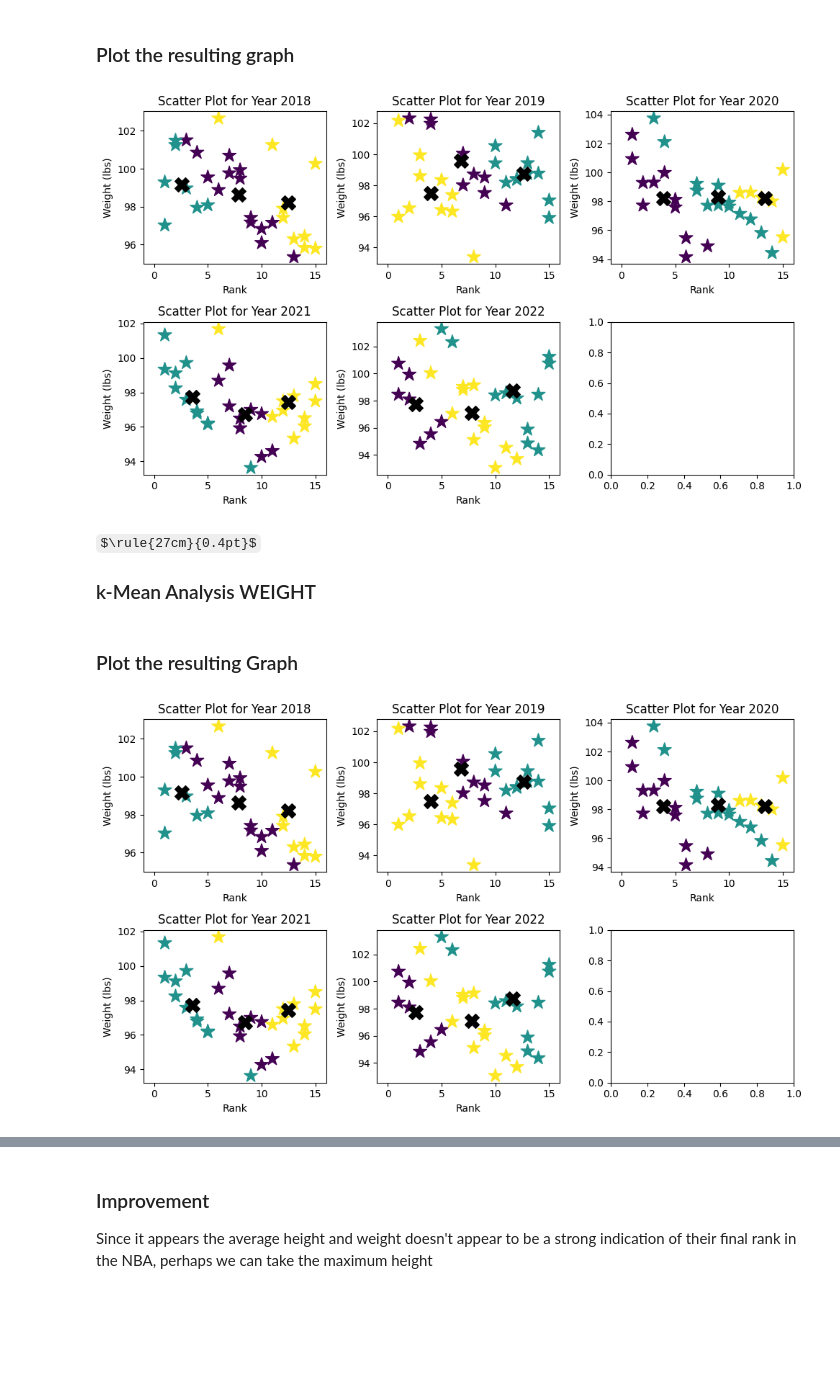
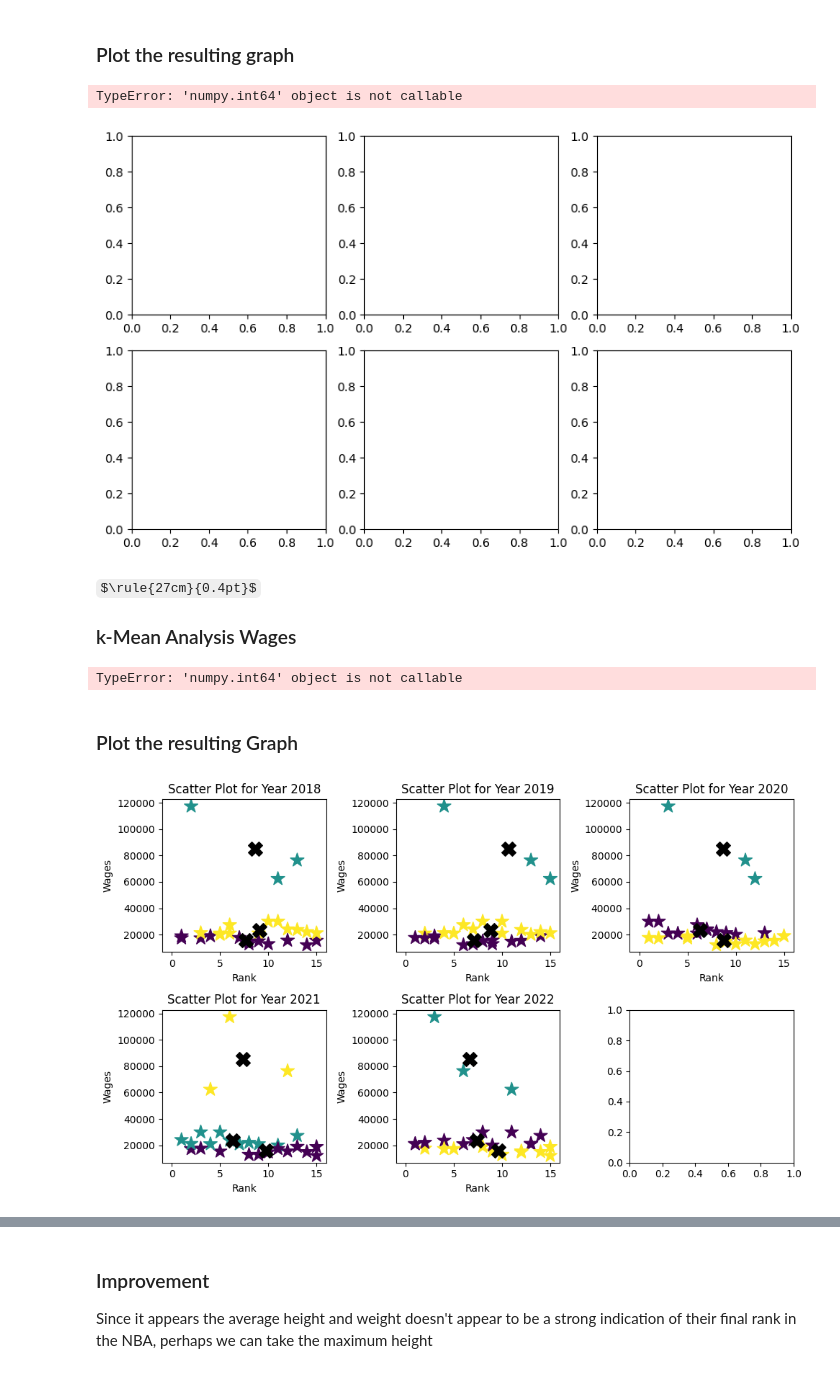
Before and after one commit to colekrant/ADS-Final-Project, a Jupyter notebook: wages_population.ipynb, the cells around one changed output, grey strips where cells are left out. Saved outputs shown, nothing was run; the diff lists cells and outputs as text; code cells hidden in the pictures; some formulas as TeX source; blank space fills up the shorter version.

Commit message:
did great work on wages_population, need to fiure out why the dataframe won't work for kmeans

```diff
--- a/wages_population.ipynb
+++ b/wages_population.ipynb
@@ -390,8 +265,13 @@ df_kmeans.head()
 # %%
 # ## Split into by year
-df_18 = df_kmeans[df_kmeans["Year"] == 2018]
-df_19 = df_kmeans[df_kmeans["Year"] == 2019]
-df_20 = df_kmeans[df_kmeans["Year"] == 2020]
-df_21 = df_kmeans[df_kmeans["Year"] == 2021]
-df_22 = df_kmeans[df_kmeans["Year"] == 2022]
+print(dfDictionary["Year"].unique())                   # get all unique years
+
+
+df_18 = df_sum[df_sum["Year"] == 2018.0]
+df_19 = df_sum[df_sum["Year"] == 2019.0]
+df_20 = df_sum[df_sum["Year"] == 2020.0]
+df_21 = df_sum[df_sum["Year"] == 2021.0]
+df_22 = df_sum[df_sum["Year"] == 2022.0]
+
+df_22.head(100)
 # %% [output]
@@ -418,9 +299,9 @@ $\rule{27cm}{0.4pt}$
 # %%
 #--------------------------------------------------------------------------------#
 ## Use k-Means for clustering
-centroids_22, clusters_22, mean_error_22 = kMeans(df_22[["Rank", "Avg_Height"]], k=3)
-centroids_21, clusters_21, mean_error_21 = kMeans(df_21[["Rank", "Avg_Height"]], k=3)
-centroids_20, clusters_20, mean_error_20 = kMeans(df_20[["Rank", "Avg_Height"]], k=3)
-centroids_19, clusters_19, mean_error_19 = kMeans(df_19[["Rank", "Avg_Height"]], k=3)
-centroids_18, clusters_18, mean_error_18 = kMeans(df_18[["Rank", "Avg_Height"]], k=3)
+centroids_22, clusters_22, mean_error_22 = kMeans(df_22[["Rank", "EstimatedPopulation"]], k=3)
+centroids_21, clusters_21, mean_error_21 = kMeans(df_21[["Rank", "EstimatedPopulation"]], k=3)
+centroids_20, clusters_20, mean_error_20 = kMeans(df_20[["Rank", "EstimatedPopulation"]], k=3)
+centroids_19, clusters_19, mean_error_19 = kMeans(df_19[["Rank", "EstimatedPopulation"]], k=3)
+centroids_18, clusters_18, mean_error_18 = kMeans(df_18[["Rank", "EstimatedPopulation"]], k=3)
 #--------------------------------------------------------------------------------#
@@ -447,10 +347,10 @@ axes = axes.flatten()
 ## LOOP : Scatter Plot for each Year
 for i, (year, dataframe) in enumerate(zip(years, dataframes)):
     ax = axes[i]
-    ax.scatter(dataframe['Rank'], dataframe['Avg_Weight'], c=clusters[i], marker='*', s=200)
+    ax.scatter(dataframe['Rank'], dataframe['EstimatedPopulation'], c=clusters[i], marker='*', s=200)
     ax.set_xlim(-1, 16)
     ax.set_xlabel("Rank")
-    ax.set_ylabel("Weight (lbs)")
+    ax.set_ylabel("City Population")
     ax.set_title("Scatter Plot for Year " + str(year))
 
     #-- Plot Centroids --#
@@ -462,18 +362,21 @@ plt.show()
 
 #--------------------------------------------------------------------------------#
 # %% [output]
+TypeError: 'numpy.int64' object is not callable
-[figure, old version]
+[figure, new version]
 # %% [markdown]
 $\rule{27cm}{0.4pt}$
-### k-Mean Analysis WEIGHT
+### k-Mean Analysis Wages
 # %%
 #--------------------------------------------------------------------------------#
-centroids_22, clusters_22, mean_error_22 = kMeans(df_22[["Rank", "Avg_Weight"]], k=3)
-centroids_21, clusters_21, mean_error_21 = kMeans(df_21[["Rank", "Avg_Weight"]], k=3)
-centroids_20, clusters_20, mean_error_20 = kMeans(df_20[["Rank", "Avg_Weight"]], k=3)
-centroids_19, clusters_19, mean_error_19 = kMeans(df_19[["Rank", "Avg_Weight"]], k=3)
-centroids_18, clusters_18, mean_error_18 = kMeans(df_18[["Rank", "Avg_Weight"]], k=3)
+centroids_22, clusters_22, mean_error_22 = kMeans(df_22[["Rank", "TotalWages"]], k=3)
+centroids_21, clusters_21, mean_error_21 = kMeans(df_21[["Rank", "TotalWages"]], k=3)
+centroids_20, clusters_20, mean_error_20 = kMeans(df_20[["Rank", "TotalWages"]], k=3)
+centroids_19, clusters_19, mean_error_19 = kMeans(df_19[["Rank", "TotalWages"]], k=3)
+centroids_18, clusters_18, mean_error_18 = kMeans(df_18[["Rank", "TotalWages"]], k=3)
 #--------------------------------------------------------------------------------#
+# %% [output]
+TypeError: 'numpy.int64' object is not callable
 # %% [markdown]
 ### Plot the resulting Graph
 # %%
@@ -482,34 +385,33 @@ import matplotlib.pyplot as plt
 
 ## Create lists to use for loop iteration for plotting
 #  dataframes, contains all the dataframes for each year
 #  clusters, contains all the clusters for each year
 #  years, contains all the years
 
 dataframes = [df_18, df_19, df_20, df_21, df_22]
 clusters = [clusters_18, clusters_19, clusters_20, clusters_21, clusters_22]
 centroids = [centroids_18, centroids_19, centroids_20, centroids_21, centroids_22]
 years = [2018, 2019, 2020, 2021, 2022]
 
 ## Initialize Plot
 fig, axes = plt.subplots(2, 3, figsize=(10, 6))
 axes = axes.flatten()
 
 ## LOOP : Scatter Plot for each Year
 for i, (year, dataframe) in enumerate(zip(years, dataframes)):
     ax = axes[i]
-    ax.scatter(dataframe['Rank'], dataframe['Avg_Weight'], c=clusters[i], marker='*', s=200)
+    ax.scatter(dataframe['Rank'], dataframe['TotalWages'], c=clusters[i], marker='*', s=200)
     ax.set_xlim(-1, 16)
     ax.set_xlabel("Rank")
-    ax.set_ylabel("Weight (lbs)")
+    ax.set_ylabel("Wages")
     ax.set_title("Scatter Plot for Year " + str(year))
 
     #-- Plot Centroids --#
     c = centroids[i]
     ax.scatter(c[:, 0], c[:, 1], marker='X', c='black', s=200, label='Centroids')
 
 plt.tight_layout()
 plt.show()
-
 #--------------------------------------------------------------------------------#
 # %% [output]
-[figure, old version]
+[figure, new version]
```
Also changed, not shown: parts of 21 cells of this notebook, 1 other file.
